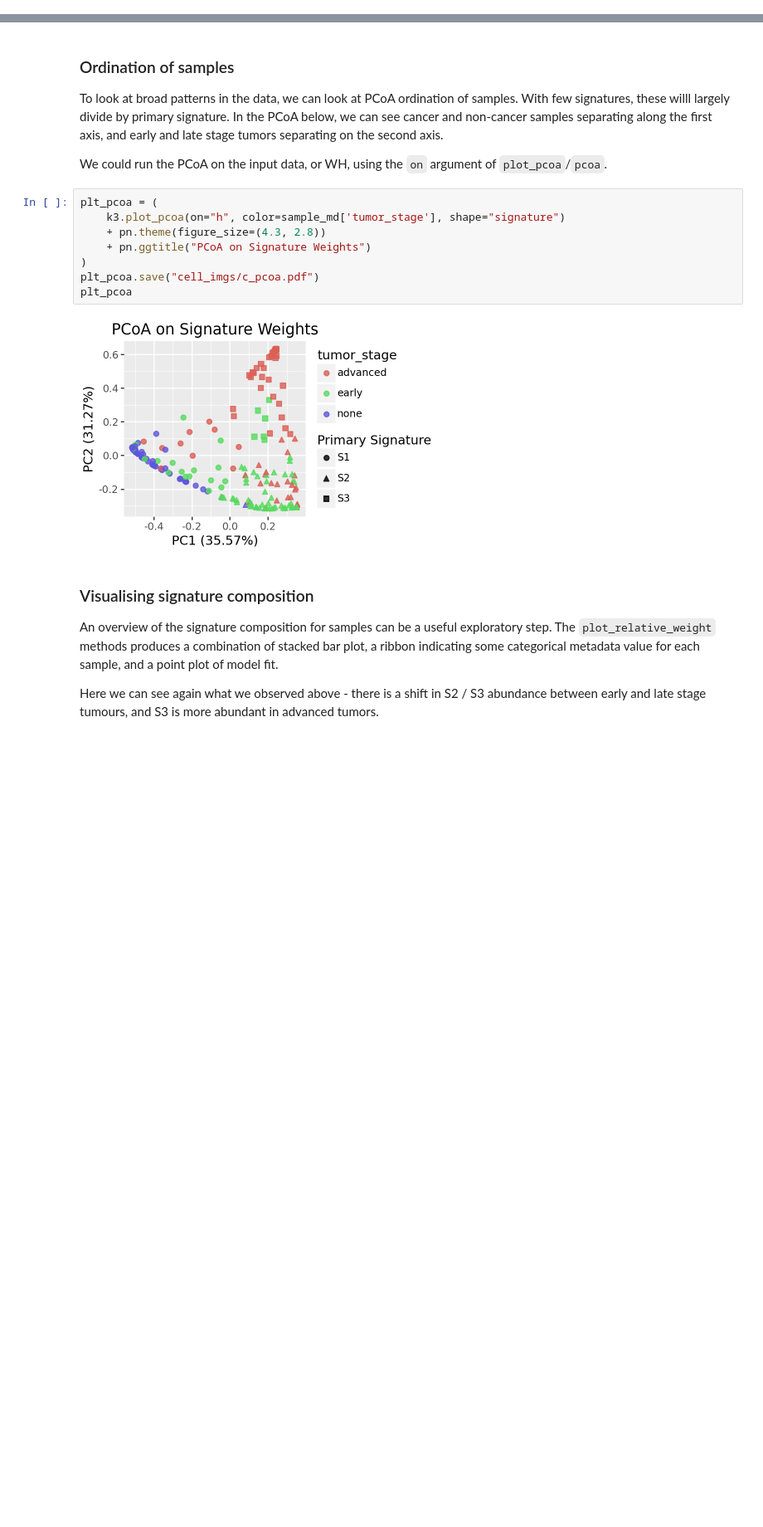
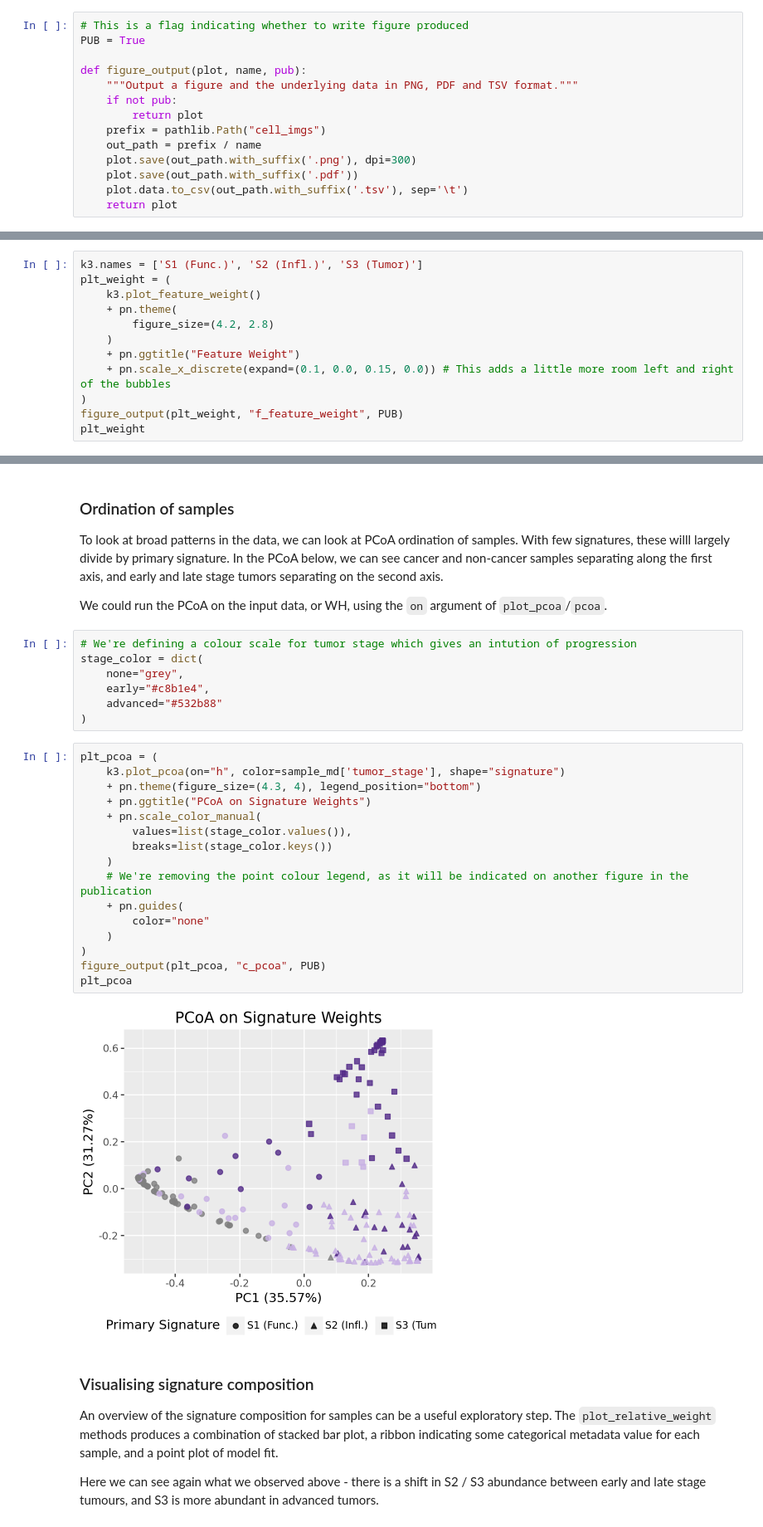
Before and after one commit to apduncan/cvanmf, a Jupyter notebook: docs/cell_example.ipynb, the cells around one changed output, grey strips where cells are left out. Shown at 83% size. Drawn from its saved outputs; the diff is of its cells as text; blank space fills up the shorter version.

```diff
--- a/docs/cell_example.ipynb
+++ b/docs/cell_example.ipynb
@@ -79,2 +82,16 @@ rank_res = denovo.rank_selection(
+# %%
+# This is a flag indicating whether to write figure produced
+PUB = True
+
+def figure_output(plot, name, pub):
+    """Output a figure and the underlying data in PNG, PDF and TSV format."""
+    if not pub:
+        return plot
+    prefix = pathlib.Path("cell_imgs")
+    out_path = prefix / name
+    plot.save(out_path.with_suffix('.png'), dpi=300)
+    plot.save(out_path.with_suffix('.pdf'))
+    plot.data.to_csv(out_path.with_suffix('.tsv'), sep='\t')
+    return plot
 # %%
 plt_ranksel = (
@@ -158,0 +208,12 @@ k3.plot_modelfit(group=sample_md['tumor_stage']) + pn.coord_flip() + pn.theme(fi
+# %%
+k3.names = ['S1 (Func.)', 'S2 (Infl.)', 'S3 (Tumor)']
+plt_weight = (
+    k3.plot_feature_weight()
+    + pn.theme(
+        figure_size=(4.2, 2.8)
+    )
+    + pn.ggtitle("Feature Weight")
+    + pn.scale_x_discrete(expand=(0.1, 0.0, 0.15, 0.0)) # This adds a little more room left and right of the bubbles
+)
+figure_output(plt_weight, "f_feature_weight", PUB)
+plt_weight
@@ -162,16 +227,31 @@ k3.plot_modelfit(group=sample_md['tumor_stage']) + pn.coord_flip() + pn.theme(fi
 To look at broad patterns in the data, we can look at PCoA ordination of samples. With few signatures, these willl largely divide by primary signature. In the PCoA below, we can see cancer and non-cancer samples separating along the first axis, and early and late stage tumors separating on the second axis.
 
 We could run the PCoA on the input data, or WH, using the `on` argument of `plot_pcoa`/`pcoa`.
+# %%
+# We're defining a colour scale for tumor stage which gives an intution of progression
+stage_color = dict(
+    none="grey",
+    early="#c8b1e4",
+    advanced="#532b88"
+)
 # %%
 plt_pcoa = (
     k3.plot_pcoa(on="h", color=sample_md['tumor_stage'], shape="signature")
-    + pn.theme(figure_size=(4.3, 2.8))
+    + pn.theme(figure_size=(4.3, 4), legend_position="bottom")
     + pn.ggtitle("PCoA on Signature Weights")
+    + pn.scale_color_manual(
+        values=list(stage_color.values()),
+        breaks=list(stage_color.keys())
+    )
+    # We're removing the point colour legend, as it will be indicated on another figure in the publication
+    + pn.guides(
+        color="none"
+    )
 )
-plt_pcoa.save("cell_imgs/c_pcoa.pdf")
+figure_output(plt_pcoa, "c_pcoa", PUB)
 plt_pcoa
 # %% [output]
-[figure, old version]
+[figure, new version]
 # %% [markdown]
 ### Visualising signature composition
 
```
Also changed, not shown: parts of 23 cells of this notebook.
